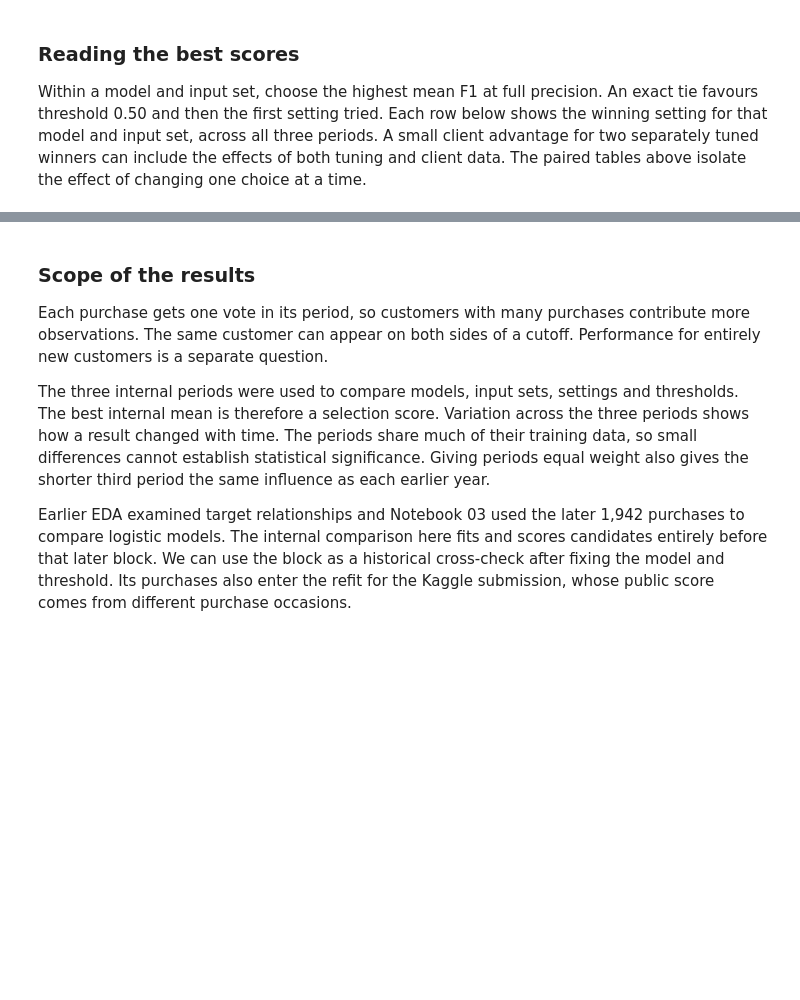
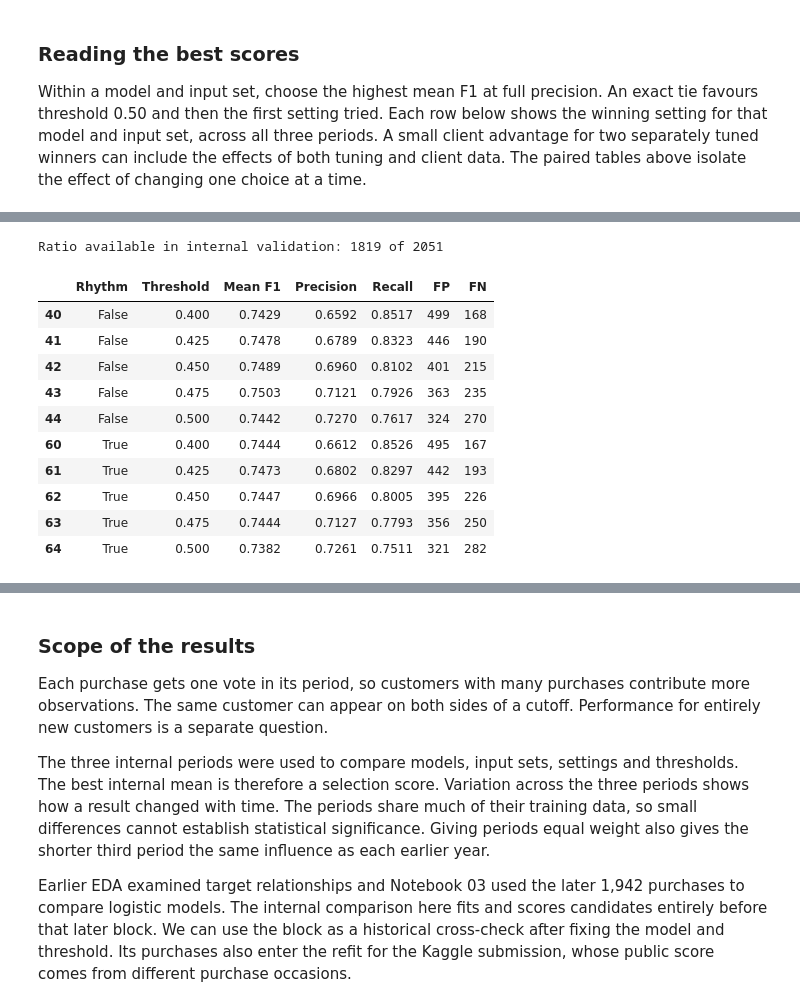
Before and after one commit to alfredosoudo21/ML_Group_04, a Jupyter notebook: notebooks/04_model_comparison.ipynb, the cells around one changed output, grey strips where cells are left out. Cells and saved outputs as stored; diff of their text form; code cells hidden in the pictures; blank space fills up the shorter version.

```diff
--- a/notebooks/04_model_comparison.ipynb
+++ b/notebooks/04_model_comparison.ipynb
@@ -362,0 +423,52 @@ The Kaggle export below reproduces the previously submitted forest. The comparis
+# %%
+def purchase_rhythm(frame):
+    gap = frame['prior_mean_gap_days']
+    valid_gap = (frame['prior_purchase_count'] >= 2) & (gap > 0)
+    return frame['days_since_previous_purchase'] / gap.where(valid_gap)
+
+rhythm = purchase_rhythm(purchases)
+forest_data = purchases.assign(recency_over_mean_gap=rhythm)
+print('Ratio available in internal validation:',
+      rhythm.loc[pooled_probs.index].notna().sum(), 'of', len(pooled_probs))
+# %% [output]
+Ratio available in internal validation: 1819 of 2051
+# %%
+from itertools import product
+
+forest_thresholds = [0.40, 0.425, 0.45, 0.475, 0.50]
+trial_rows = []
+for inputs_name, columns in feature_sets.items():
+    for use_rhythm, leaf, split_features in product([False, True], [5, 10], ['sqrt', 0.5]):
+        inputs = columns + ['recency_over_mean_gap'] if use_rhythm else columns
+        candidate = clone(models['Random forest']).set_params(
+            min_samples_leaf=leaf, max_features=split_features)
+        periods = window_probabilities(candidate, forest_data[inputs])
+        pooled = pd.concat(periods)
+        for threshold in forest_thresholds:
+            scores = [f1_score(y.loc[p.index], p >= threshold) for p in periods]
+            metrics = error_breakdown(pooled, threshold)
+            trial_rows.append({
+                'Inputs': inputs_name, 'Rhythm': use_rhythm, 'Leaf': leaf,
+                'Split features': str(split_features), 'Threshold': threshold,
+                **dict(zip(window_names, scores)), 'Mean F1': sum(scores) / len(scores),
+                'Precision': metrics['Precision'], 'Recall': metrics['Recall'],
+                'FP': metrics['FP'], 'FN': metrics['FN'],
+            })
+forest_trials = pd.DataFrame(trial_rows)
+# Same inputs, leaf size and split rule as the submitted forest.
+matched = forest_trials[(forest_trials['Inputs'] == 'Transactions + clients') &
+                        (forest_trials['Leaf'] == 5) &
+                        (forest_trials['Split features'] == 'sqrt')]
+display(matched[['Rhythm', 'Threshold', 'Mean F1', 'Precision', 'Recall', 'FP', 'FN']].round(4))
+# %% [output]
+|  | Rhythm | Threshold | Mean F1 | Precision | Recall | FP | FN |
+| 40 | False | 0.400 | 0.7429 | 0.6592 | 0.8517 | 499 | 168 |
+| 41 | False | 0.425 | 0.7478 | 0.6789 | 0.8323 | 446 | 190 |
+| 42 | False | 0.450 | 0.7489 | 0.6960 | 0.8102 | 401 | 215 |
+| 43 | False | 0.475 | 0.7503 | 0.7121 | 0.7926 | 363 | 235 |
+| 44 | False | 0.500 | 0.7442 | 0.7270 | 0.7617 | 324 | 270 |
+| 60 | True | 0.400 | 0.7444 | 0.6612 | 0.8526 | 495 | 167 |
+| 61 | True | 0.425 | 0.7473 | 0.6802 | 0.8297 | 442 | 193 |
+| 62 | True | 0.450 | 0.7447 | 0.6966 | 0.8005 | 395 | 226 |
+| 63 | True | 0.475 | 0.7444 | 0.7127 | 0.7793 | 356 | 250 |
+| 64 | True | 0.500 | 0.7382 | 0.7261 | 0.7511 | 321 | 282 |
```
Also changed, not shown: parts of 22 cells of this notebook, 1 other file.
